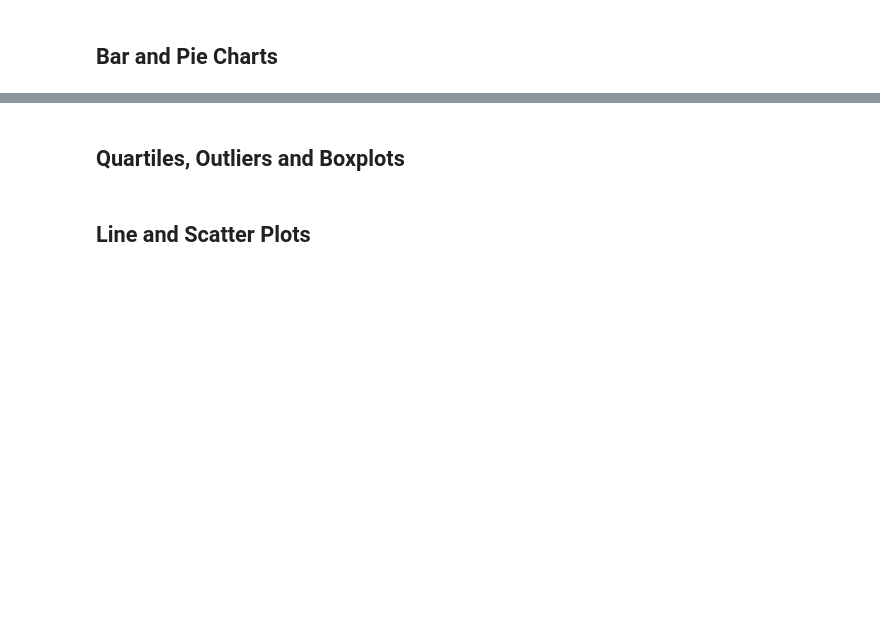
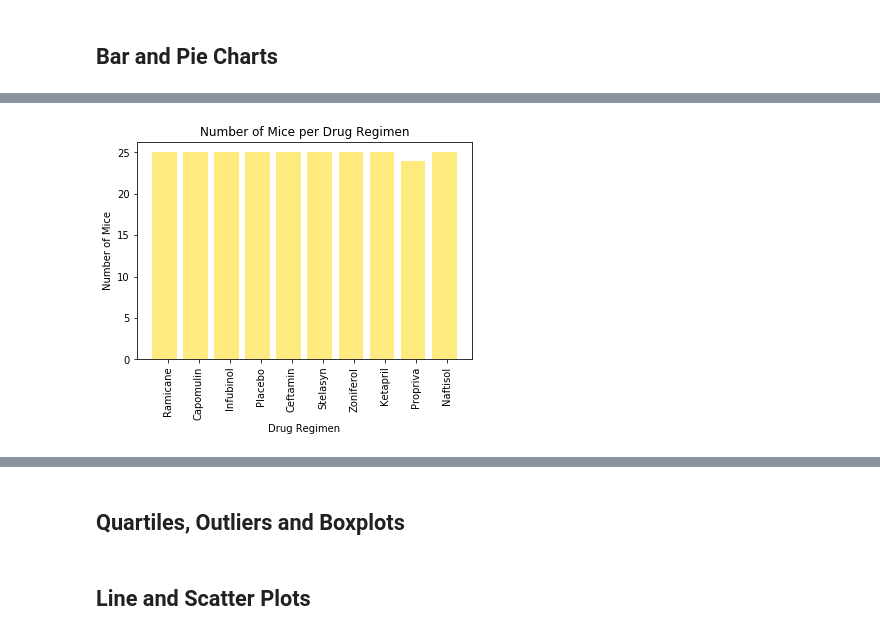
Before and after one commit to asmvm/Matplotlib_Challenge, a Jupyter notebook: Pymaceuticals/pymaceuticals_starter.ipynb, the cells around one changed output, grey strips where cells are left out. Cells and saved outputs as stored; diff of their text form; code cells hidden in the pictures; blank space fills up the shorter version.

```diff
--- a/Pymaceuticals/pymaceuticals_starter.ipynb
+++ b/Pymaceuticals/pymaceuticals_starter.ipynb
@@ -130,2 +167,15 @@ regimen["Tumor Volume (mm3)"].describe()
 # %%
 # Generate a bar plot showing the total number of mice for each treatment throughout the course of the study using pyplot.
+
+drugs = np.arange(len(mouse_count))
+ticks = regimen["Drug Regimen"].head().unique()
+# ticks = mouse_count
+ticks
+plt.bar(drugs-0.5, mouse_count, color="gold", alpha=0.5, align="edge")
+plt.xticks(drugs,ticks, rotation="vertical")
+plt.ylabel("Number of Mice")
+plt.xlabel("Drug Regimen")
+plt.title("Number of Mice per Drug Regimen")
+plt.show()
+# %% [output]
+[figure, added]
```
Also changed, not shown: parts of 10 cells of this notebook.
